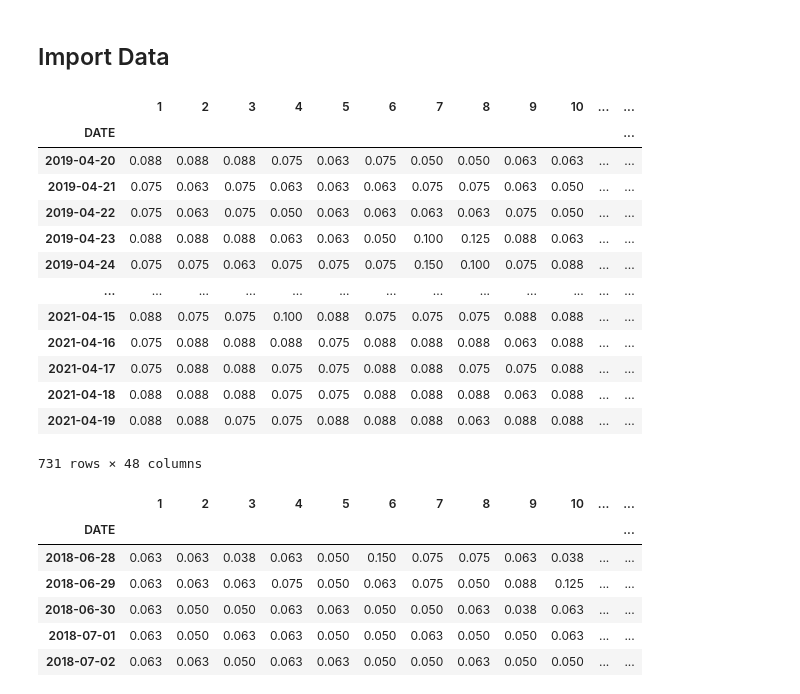
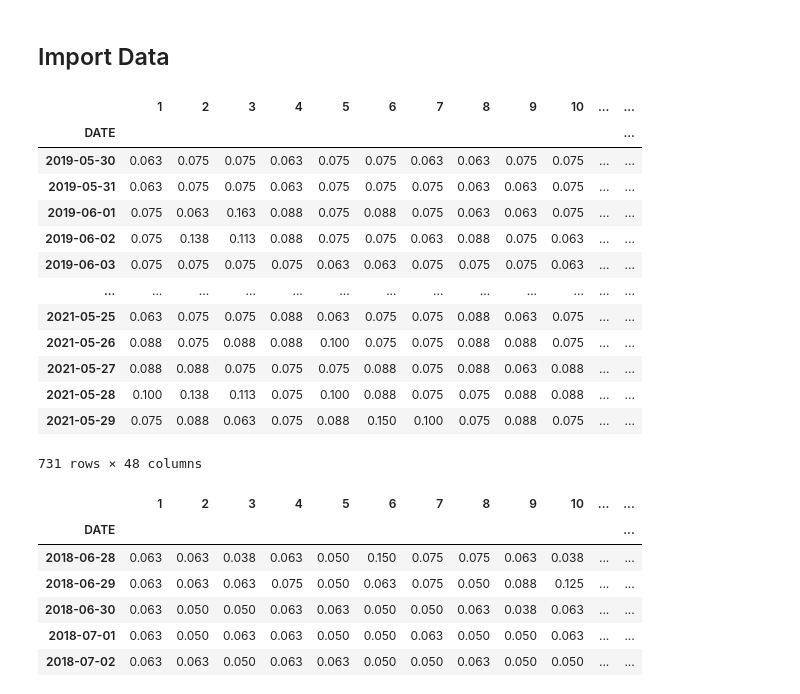
Before and after one commit to Hoops01/MeterDataAnalysis, a Jupyter notebook: MeterDataExtract.ipynb, the cells around one changed output. Drawn from its saved outputs; the diff is of its cells as text; code cells hidden in the pictures.

```diff
--- a/MeterDataExtract.ipynb
+++ b/MeterDataExtract.ipynb
@@ -40,27 +43,28 @@ def get_data(filename):
 # %%
 filename = '62036025514_20180628_20180816_20180816095107_POWERCOR_DETAILED.csv'
 filename = '62036025514_20180628_20190705_20190705160638_POWERCOR_DETAILED.csv'
 filename = '62036025514_20180628_20191018_20191018101202_POWERCOR_DETAILED.csv'
 filename = '62036025514_20180628_20200107_20200107164659_POWERCOR_DETAILED.csv'
 filename = '62036025514_20180628_20200214_20200214142826_POWERCOR_DETAILED.csv'
 filename = '62036025514_20190212_20210212_20210212102821_POWERCOR_DETAILED.csv'
 filename = '62036025514_20190420_20210420_20210420091402_POWERCOR_DETAILED.csv'
+filename = '62036025514_20190530_20210530_20210530193359_POWERCOR_DETAILED.csv'
 df = get_data(filename)
 df
 # %% [output]
 |  | 1 | 2 | 3 | 4 | 5 | 6 | 7 | 8 | 9 | 10 | ... | ... |
 | DATE |  |  |  |  |  |  |  |  |  |  |  | ... |
-| 2019-04-20 | 0.088 | 0.088 | 0.088 | 0.075 | 0.063 | 0.075 | 0.050 | 0.050 | 0.063 | 0.063 | ... | ... |
-| 2019-04-21 | 0.075 | 0.063 | 0.075 | 0.063 | 0.063 | 0.063 | 0.075 | 0.075 | 0.063 | 0.050 | ... | ... |
-| 2019-04-22 | 0.075 | 0.063 | 0.075 | 0.050 | 0.063 | 0.063 | 0.063 | 0.063 | 0.075 | 0.050 | ... | ... |
-| 2019-04-23 | 0.088 | 0.088 | 0.088 | 0.063 | 0.063 | 0.050 | 0.100 | 0.125 | 0.088 | 0.063 | ... | ... |
-| 2019-04-24 | 0.075 | 0.075 | 0.063 | 0.075 | 0.075 | 0.075 | 0.150 | 0.100 | 0.075 | 0.088 | ... | ... |
+| 2019-05-30 | 0.063 | 0.075 | 0.075 | 0.063 | 0.075 | 0.075 | 0.063 | 0.063 | 0.075 | 0.075 | ... | ... |
+| 2019-05-31 | 0.063 | 0.075 | 0.075 | 0.063 | 0.075 | 0.075 | 0.075 | 0.063 | 0.063 | 0.075 | ... | ... |
+| 2019-06-01 | 0.075 | 0.063 | 0.163 | 0.088 | 0.075 | 0.088 | 0.075 | 0.063 | 0.063 | 0.075 | ... | ... |
+| 2019-06-02 | 0.075 | 0.138 | 0.113 | 0.088 | 0.075 | 0.075 | 0.063 | 0.088 | 0.075 | 0.063 | ... | ... |
+| 2019-06-03 | 0.075 | 0.075 | 0.075 | 0.075 | 0.063 | 0.063 | 0.075 | 0.075 | 0.075 | 0.063 | ... | ... |
 | ... | ... | ... | ... | ... | ... | ... | ... | ... | ... | ... | ... | ... |
-| 2021-04-15 | 0.088 | 0.075 | 0.075 | 0.100 | 0.088 | 0.075 | 0.075 | 0.075 | 0.088 | 0.088 | ... | ... |
-| 2021-04-16 | 0.075 | 0.088 | 0.088 | 0.088 | 0.075 | 0.088 | 0.088 | 0.088 | 0.063 | 0.088 | ... | ... |
-| 2021-04-17 | 0.075 | 0.088 | 0.088 | 0.075 | 0.075 | 0.088 | 0.088 | 0.075 | 0.075 | 0.088 | ... | ... |
-| 2021-04-18 | 0.088 | 0.088 | 0.088 | 0.075 | 0.075 | 0.088 | 0.088 | 0.088 | 0.063 | 0.088 | ... | ... |
-| 2021-04-19 | 0.088 | 0.088 | 0.075 | 0.075 | 0.088 | 0.088 | 0.088 | 0.063 | 0.088 | 0.088 | ... | ... |
+| 2021-05-25 | 0.063 | 0.075 | 0.075 | 0.088 | 0.063 | 0.075 | 0.075 | 0.088 | 0.063 | 0.075 | ... | ... |
+| 2021-05-26 | 0.088 | 0.075 | 0.088 | 0.088 | 0.100 | 0.075 | 0.075 | 0.088 | 0.088 | 0.075 | ... | ... |
+| 2021-05-27 | 0.088 | 0.088 | 0.075 | 0.075 | 0.075 | 0.088 | 0.075 | 0.088 | 0.063 | 0.088 | ... | ... |
+| 2021-05-28 | 0.100 | 0.138 | 0.113 | 0.075 | 0.100 | 0.088 | 0.075 | 0.075 | 0.088 | 0.088 | ... | ... |
+| 2021-05-29 | 0.075 | 0.088 | 0.063 | 0.075 | 0.088 | 0.150 | 0.100 | 0.075 | 0.088 | 0.075 | ... | ... |
 731 rows × 48 columns
 # %%
 files = ['62036025514_20180628_20200214_20200214142826_POWERCOR_DETAILED.csv',
```
Also changed, not shown: parts of 74 cells of this notebook.
